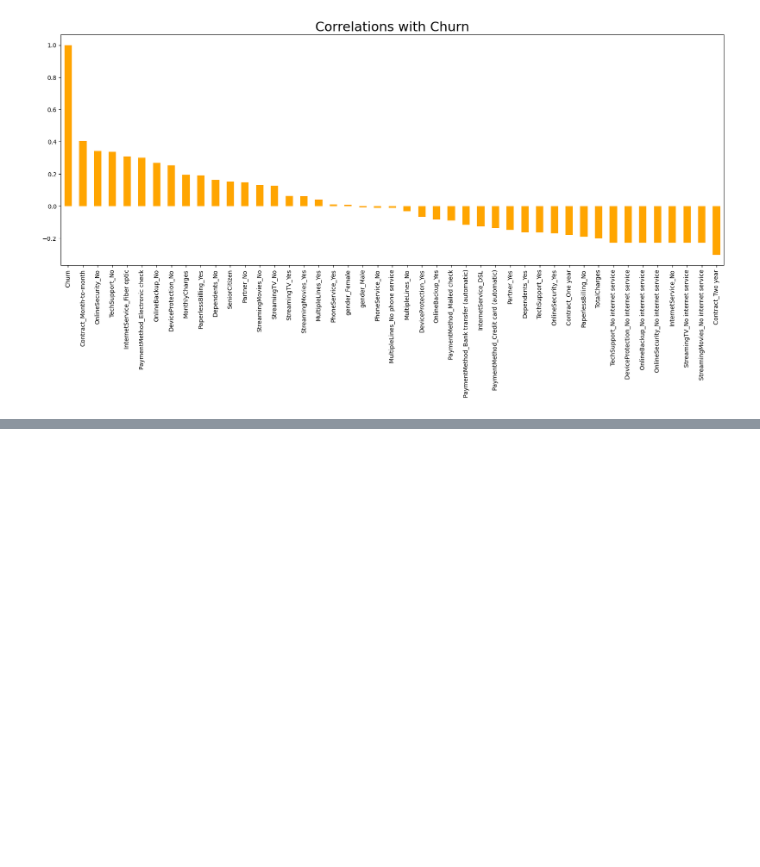
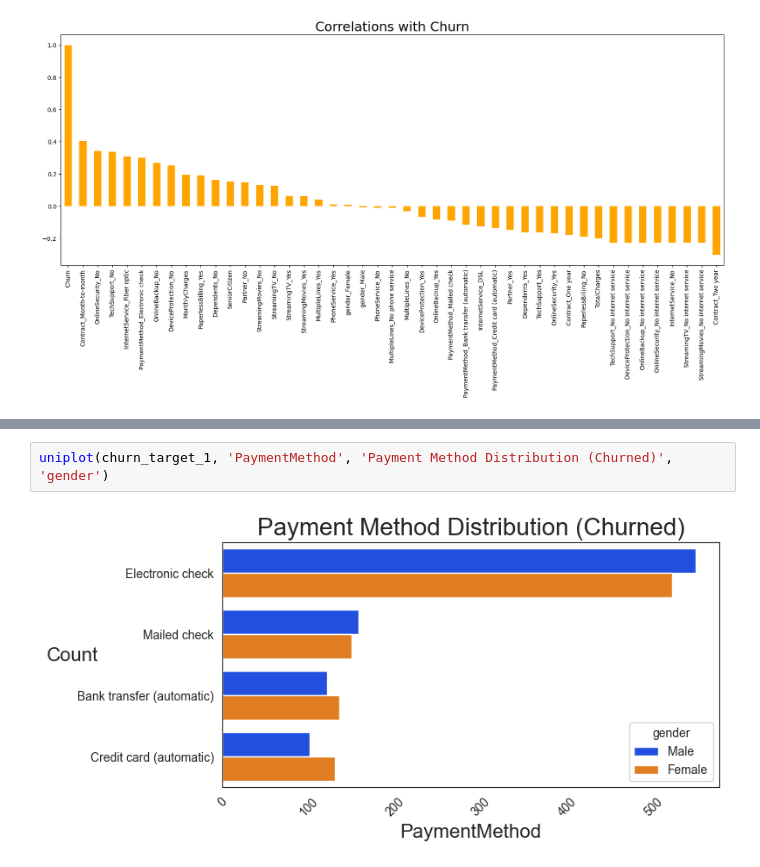
Before and after one commit to Kovindu555/Customer-Churn-Prediction, a Jupyter notebook: EDA.ipynb, the cells around one changed output, grey strips where cells are left out. Cells and saved outputs as stored; diff of their text form; blank space fills up the shorter version.

```diff
--- a/EDA.ipynb
+++ b/EDA.ipynb
@@ -385,0 +414,4 @@ plt.show()
+# %%
+uniplot(churn_target_1, 'PaymentMethod', 'Payment Method Distribution (Churned)', 'gender')
+# %% [output]
+[figure, added]
```
Also changed, not shown: parts of 18 cells of this notebook.
